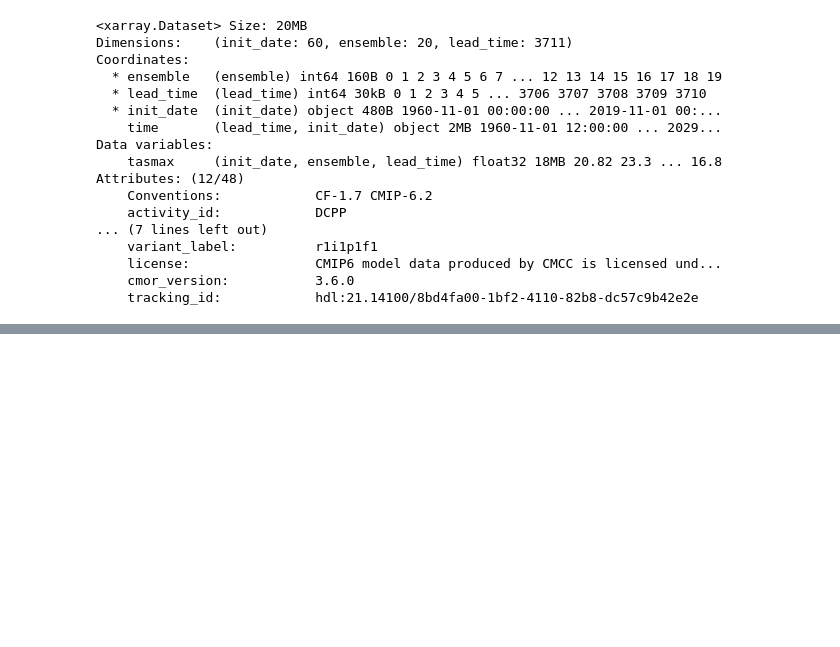
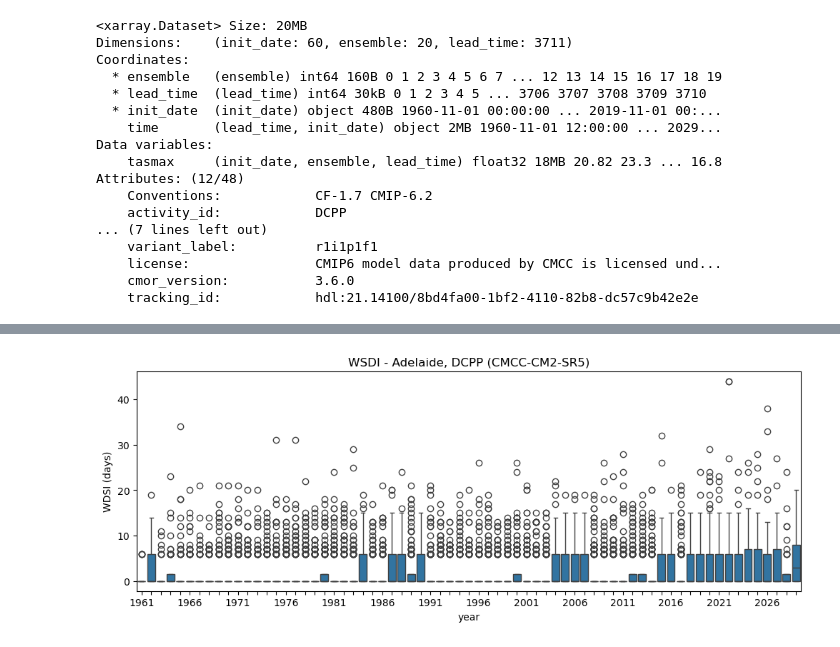
Before and after one commit to DamienIrving/treasury, a Jupyter notebook: wsdi.ipynb, the cells around one changed output, grey strips where cells are left out. Cells and saved outputs as stored; diff of their text form; code cells hidden in the pictures; blank space fills up the shorter version.

```diff
--- a/wsdi.ipynb
+++ b/wsdi.ipynb
@@ -253,0 +253,12 @@ tx90_dcpp.plot()
+# %%
+fig, ax = plt.subplots(figsize=[12, 4])
+sns.boxplot(ax=ax, data=wsdi_df, x='year', y='WSDI')
+ax.set_ylabel('WDSI (days)')
+ax.set_xlabel('year')
+ax.set_title('WSDI - Adelaide, DCPP (CMCC-CM2-SR5)')
+for i, t in enumerate(ax.get_xticklabels()):
+    if (i % 5) != 0:
+        t.set_visible(False)
+plt.show()
+# %% [output]
+[figure, added]
```
Also changed, not shown: parts of 37 cells of this notebook.
